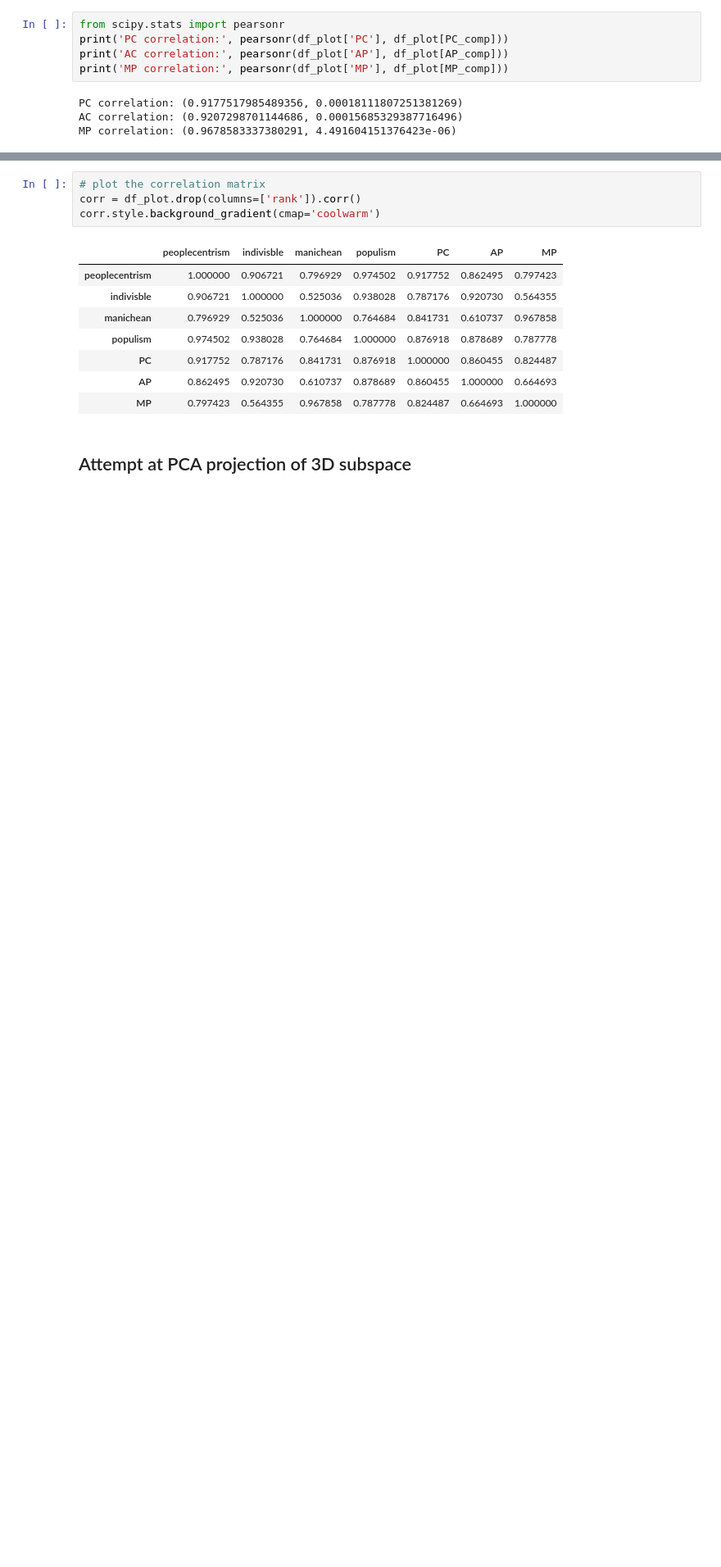
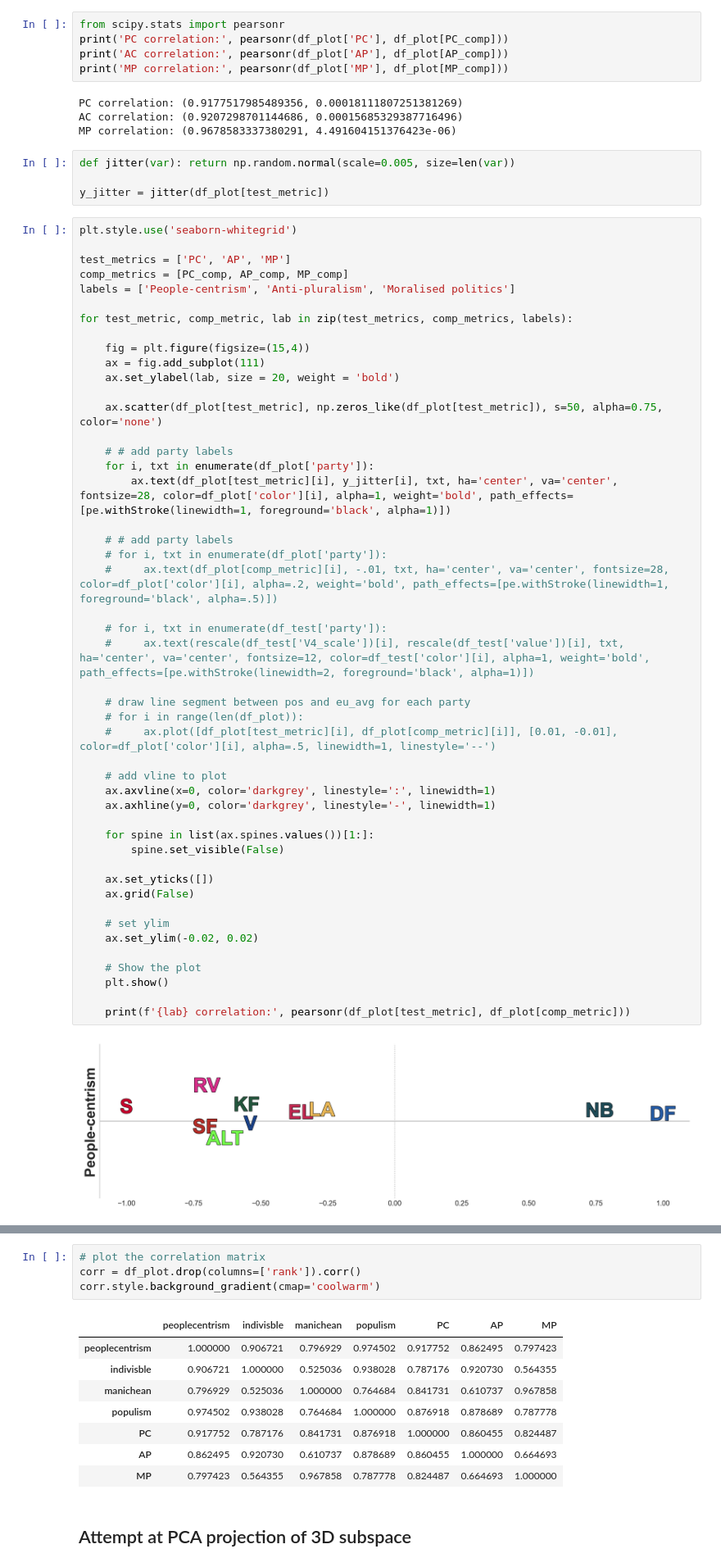
Before and after one commit to paride92/GeneralisedPoliticalScaling, a Jupyter notebook: project_populism.ipynb, the cells around one changed output, grey strips where cells are left out. Shown at 82% size. Cells and saved outputs as stored; diff of their text form; blank space fills up the shorter version.

Commit message:
candidate tests val

```diff
--- a/project_populism.ipynb
+++ b/project_populism.ipynb
@@ -819,3 +819,56 @@ print('MP correlation:', pearsonr(df_plot['MP'], df_plot[MP_comp]))
 PC correlation: (0.9177517985489356, 0.00018111807251381269)
 AC correlation: (0.9207298701144686, 0.00015685329387716496)
 MP correlation: (0.9678583337380291, 4.491604151376423e-06)
+# %%
+def jitter(var): return np.random.normal(scale=0.005, size=len(var))
+
+y_jitter = jitter(df_plot[test_metric])
+# %%
+plt.style.use('seaborn-whitegrid')
+
+test_metrics = ['PC', 'AP', 'MP']
+comp_metrics = [PC_comp, AP_comp, MP_comp]
+labels = ['People-centrism', 'Anti-pluralism', 'Moralised politics']
+
+for test_metric, comp_metric, lab in zip(test_metrics, comp_metrics, labels):
+
+    fig = plt.figure(figsize=(15,4))
+    ax = fig.add_subplot(111)
+    ax.set_ylabel(lab, size = 20, weight = 'bold')
+
+    ax.scatter(df_plot[test_metric], np.zeros_like(df_plot[test_metric]), s=50, alpha=0.75, color='none')
+
+    # # add party labels
+    for i, txt in enumerate(df_plot['party']):
+        ax.text(df_plot[test_metric][i], y_jitter[i], txt, ha='center', va='center', fontsize=28, color=df_plot['color'][i], alpha=1, weight='bold', path_effects=[pe.withStroke(linewidth=1, foreground='black', alpha=1)])
+
+    # # add party labels
+    # for i, txt in enumerate(df_plot['party']):
+    #     ax.text(df_plot[comp_metric][i], -.01, txt, ha='center', va='center', fontsize=28, color=df_plot['color'][i], alpha=.2, weight='bold', path_effects=[pe.withStroke(linewidth=1, foreground='black', alpha=.5)])
+
+    # for i, txt in enumerate(df_test['party']):
+    #     ax.text(rescale(df_test['V4_scale'])[i], rescale(df_test['value'])[i], txt, ha='center', va='center', fontsize=12, color=df_test['color'][i], alpha=1, weight='bold', path_effects=[pe.withStroke(linewidth=2, foreground='black', alpha=1)])
+
+    # draw line segment between pos and eu_avg for each party
+    # for i in range(len(df_plot)):
+    #     ax.plot([df_plot[test_metric][i], df_plot[comp_metric][i]], [0.01, -0.01], color=df_plot['color'][i], alpha=.5, linewidth=1, linestyle='--')
+
+    # add vline to plot
+    ax.axvline(x=0, color='darkgrey', linestyle=':', linewidth=1)
+    ax.axhline(y=0, color='darkgrey', linestyle='-', linewidth=1)
+
+    for spine in list(ax.spines.values())[1:]:
+        spine.set_visible(False)
+
+    ax.set_yticks([])
+    ax.grid(False)
+
+    # set ylim
+    ax.set_ylim(-0.02, 0.02)
+
+    # Show the plot
+    plt.show()
+
+    print(f'{lab} correlation:', pearsonr(df_plot[test_metric], df_plot[comp_metric]))
+# %% [output]
+[figure, added]
```
Also changed, not shown: parts of 2 cells of this notebook, 14 other files.
